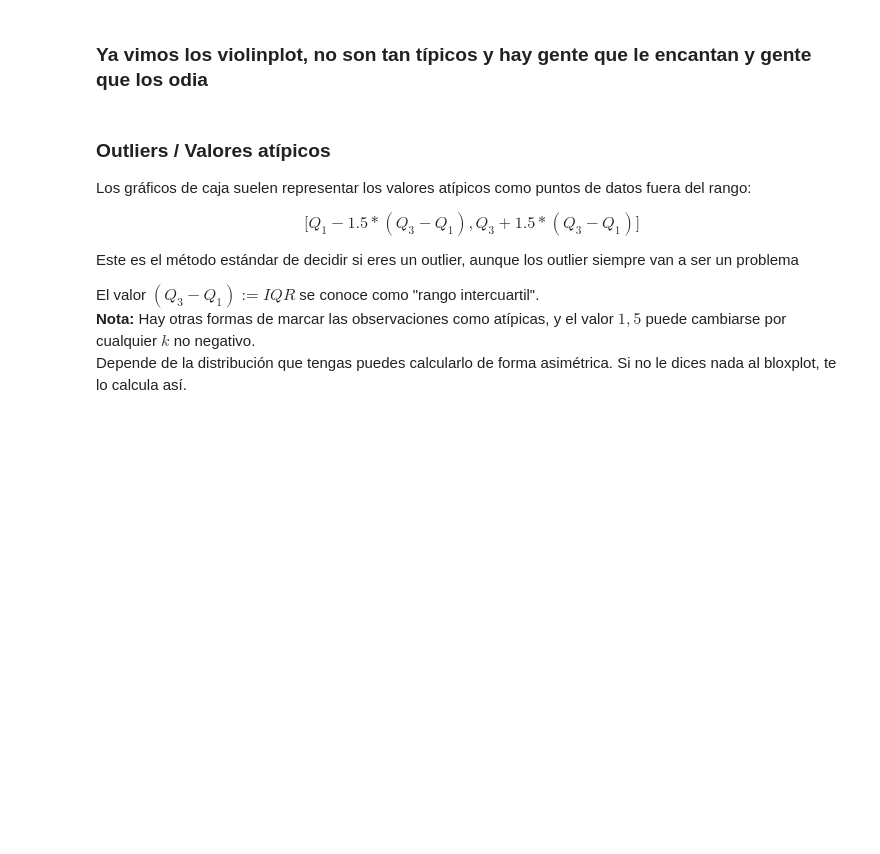
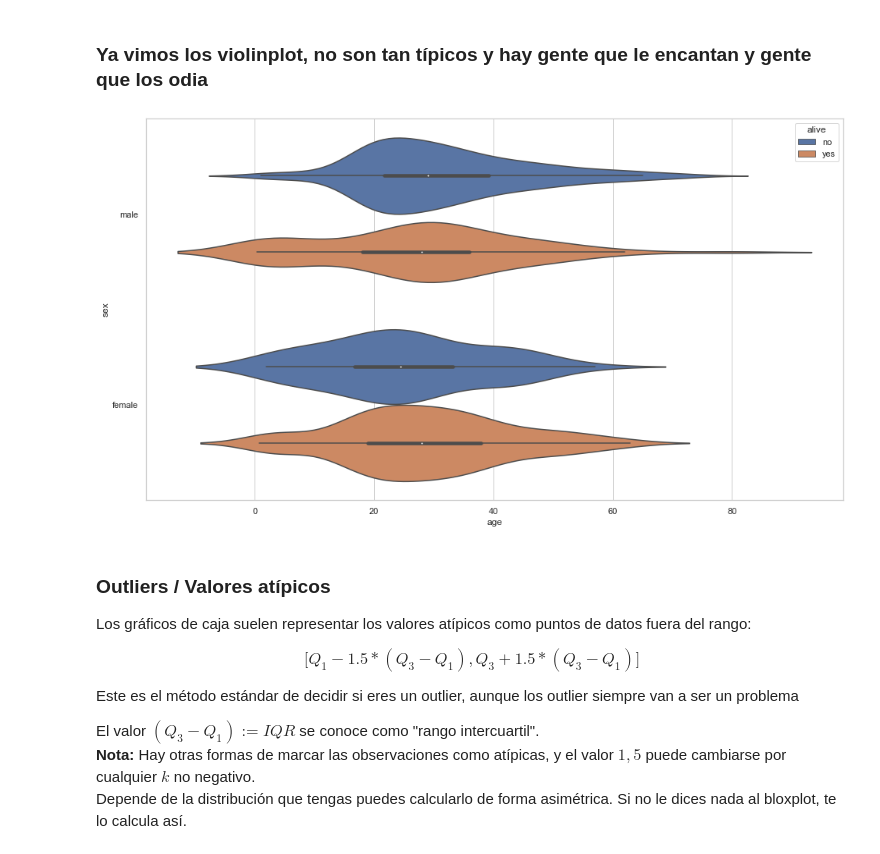
Before and after one commit to Ironhack-Data-Madrid-Octubre-2021/apuntes_clase, a Jupyter notebook: semana_05/02 - Intro estadística.ipynb, the cells around one changed output. Cells and saved outputs as stored; diff of their text form; code cells hidden in the pictures; blank space fills up the shorter version.

```diff
--- a/semana_05/02 - Intro estadística.ipynb
+++ b/semana_05/02 - Intro estadística.ipynb
@@ -514,6 +563,14 @@ Preguntas:
 * Dentro de las mujeres ¿pensáis que las mujeres de mayor edad sobrevivieron más? ¿Por qué pensáis que esto puede ser?
 # %% [markdown]
 ### Ya vimos los violinplot, no son tan típicos y hay gente que le encantan y gente que los odia
+# %%
+sns.violinplot(x="age",
+            y='sex',
+            data=df_titanic,
+            hue='alive')
+plt.show()
+# %% [output]
+[figure, added]
 # %% [markdown]
 ### Outliers / Valores atípicos
 
```
Also changed, not shown: parts of 12 cells of this notebook.
